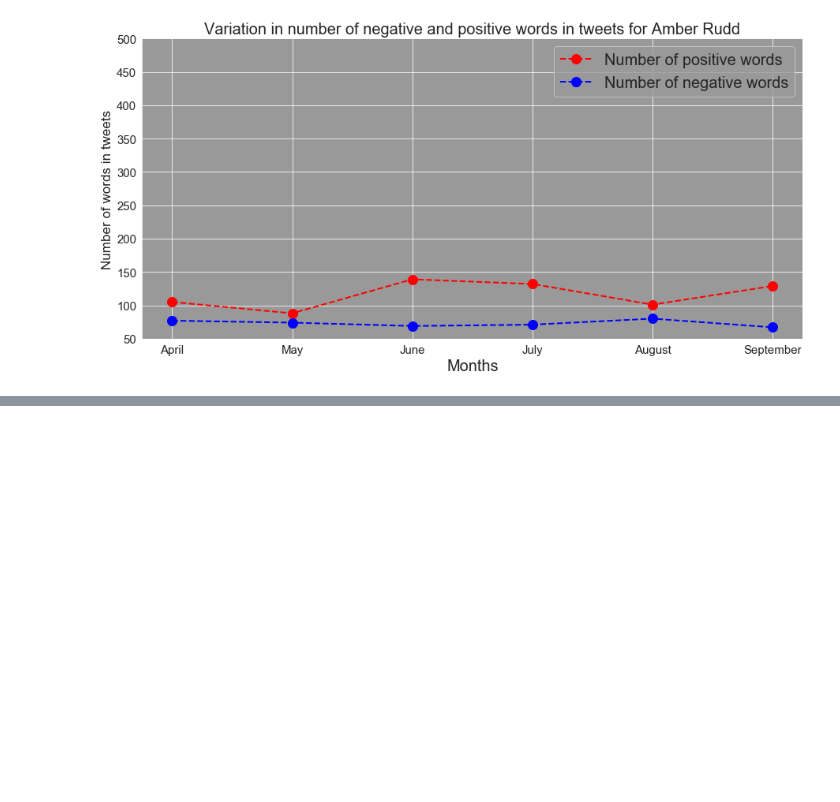
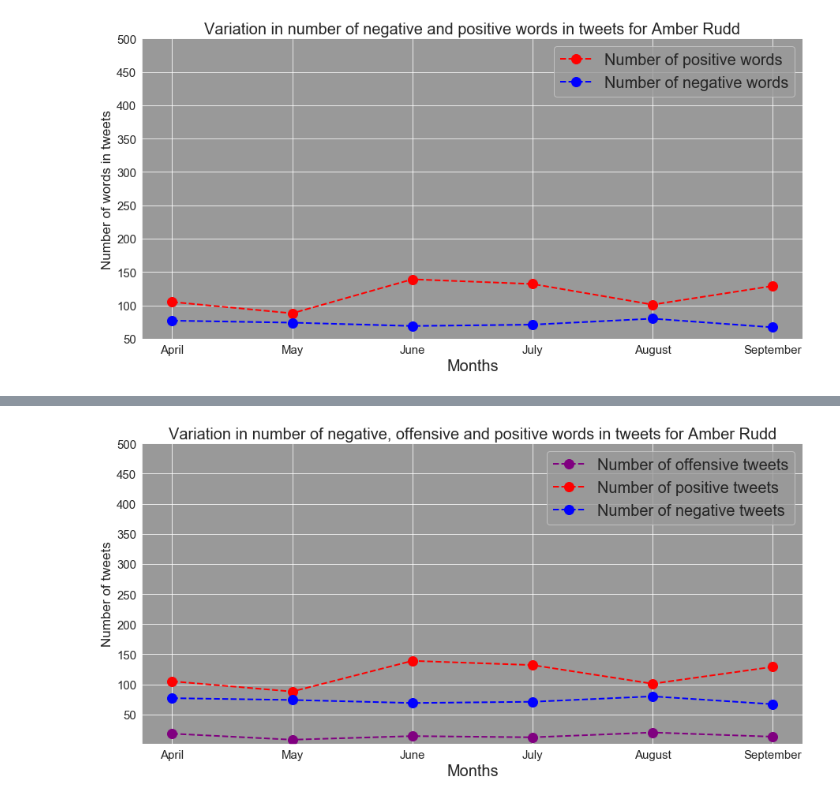
Before and after one commit to abhisheksaxena1998/hate_speech_threat_detection, a Jupyter notebook: Amber Rudd.ipynb, the cells around one changed output, grey strips where cells are left out. Cells and saved outputs as stored; diff of their text form; code cells hidden in the pictures; blank space fills up the shorter version.

Commit message:
added tweets

```diff
--- a/Amber Rudd.ipynb
+++ b/Amber Rudd.ipynb
@@ -792,0 +811,27 @@ len(oh)
+# %%
+kplus=df.groupby('month',sort=True)['positivewords'].sum()
+plus=[]
+for i in kplus:
+    plus.append(i)
+plus
+kneg=df.groupby('month',sort=True)['negativewords'].sum()
+neg=[]
+for i in kneg:
+    neg.append(i)
+
+neg
+fig, ax = plt.subplots(figsize=(15,7))
+ax.plot(xi, y,color='purple', marker='o', linestyle='dashed',linewidth=2, markersize=12,label="Number of offensive tweets")#
+
+ax.plot(xi, plus,color='red', marker='o', linestyle='dashed',linewidth=2, markersize=12,label="Number of positive tweets")#
+ax.plot(xi, neg,color='blue', marker='o', linestyle='dashed',linewidth=2, markersize=12,label="Number of negative tweets")
+plt.yticks([50,100,150,200,250,300,350,400,450,500])
+ax.set_xlabel('Months',fontsize=20)
+ax.set_ylabel('Number of tweets',fontsize=17)
+ax.set_title("Variation in number of negative, offensive and positive words in tweets for Amber Rudd",fontsize=20)
+ax = plt.gca()
+ax.legend(prop={'size': 20})
+
+ax.tick_params(axis = 'both', which = 'major', labelsize = 15)
+# %% [output]
+[figure, added]
```
Also changed, not shown: parts of 14 cells of this notebook, 2 other files.
